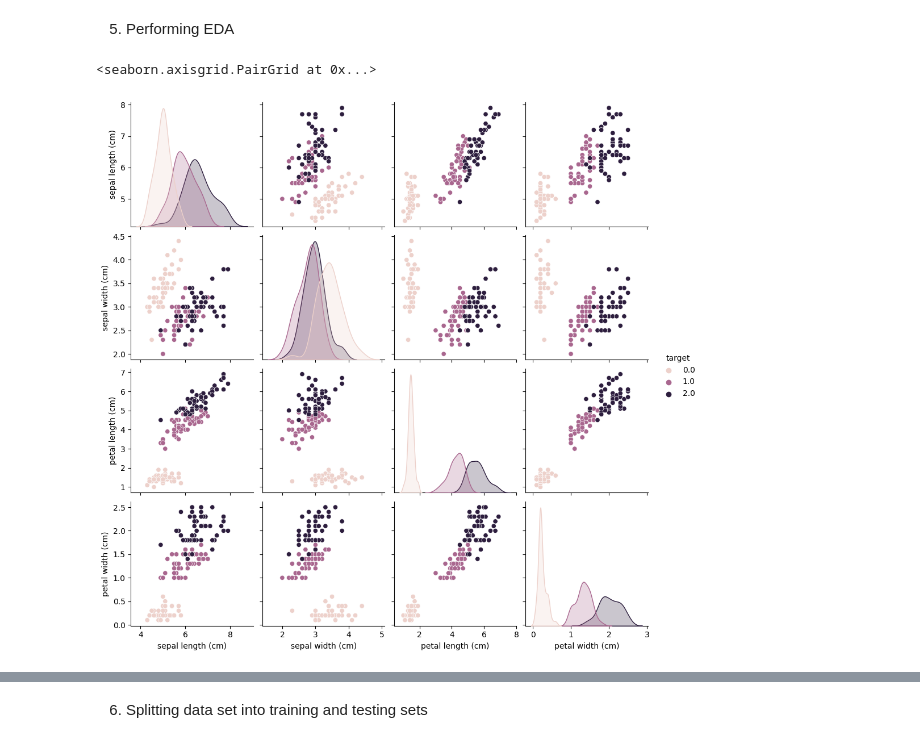
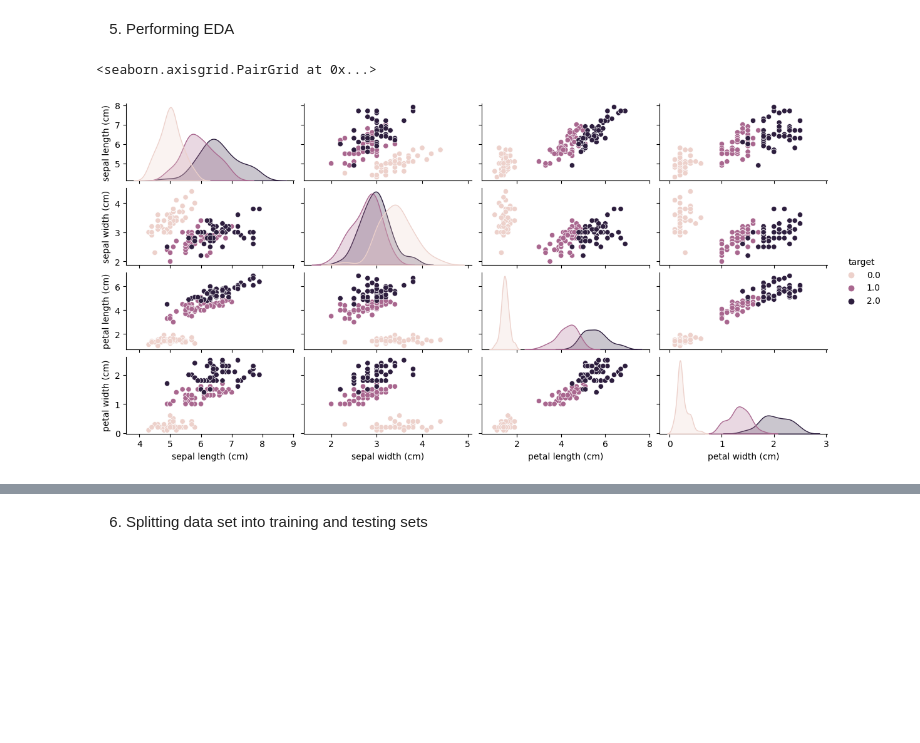
Before and after one commit to Salam-Sarkar/Final-Project-Assignment-20229024-20229032, a Jupyter notebook: Final_Assignment_by_20229024_&_20229032.ipynb, the cells around one changed output, grey strips where cells are left out. Drawn from its saved outputs; the diff is of its cells as text; code cells hidden in the pictures; blank space fills up the shorter version.

```diff
--- a/Final_Assignment_by_20229024_&_20229032.ipynb
+++ b/Final_Assignment_by_20229024_&_20229032.ipynb
@@ -64,7 +72,7 @@ rows
 # %% [markdown]
 5. Performing EDA
 # %%
-sns.pairplot(df, hue='target')
+sns.pairplot(df, hue='target', height=1.5, aspect=2)
 # %% [output]
 <seaborn.axisgrid.PairGrid at 0x...>
-[figure, old version]
+[figure, new version]
```
Also changed, not shown: parts of 18 cells of this notebook.
